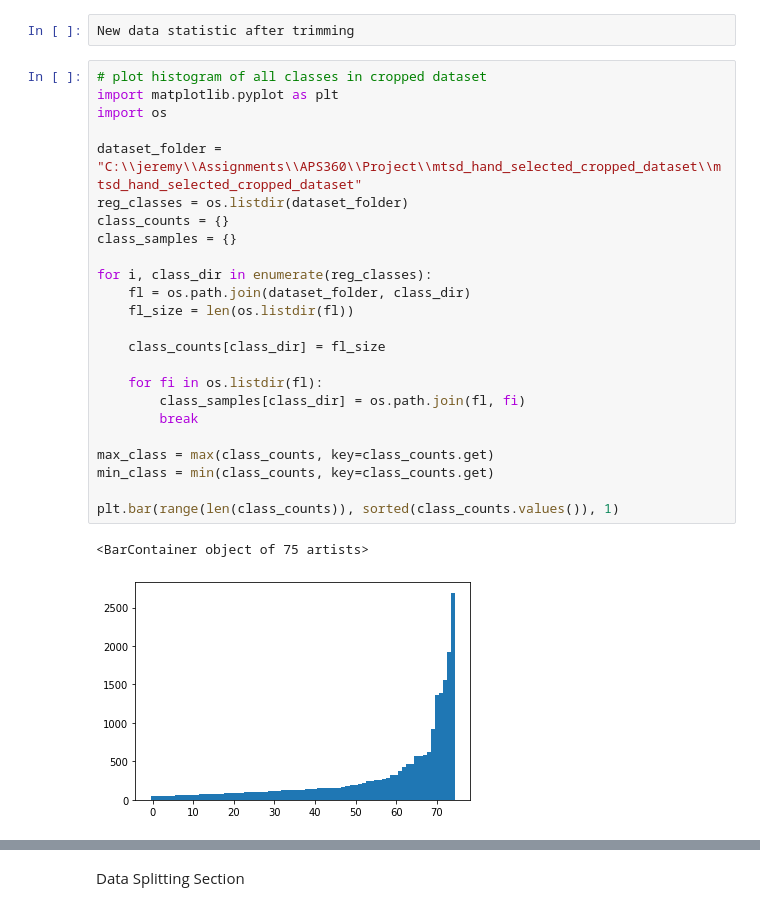
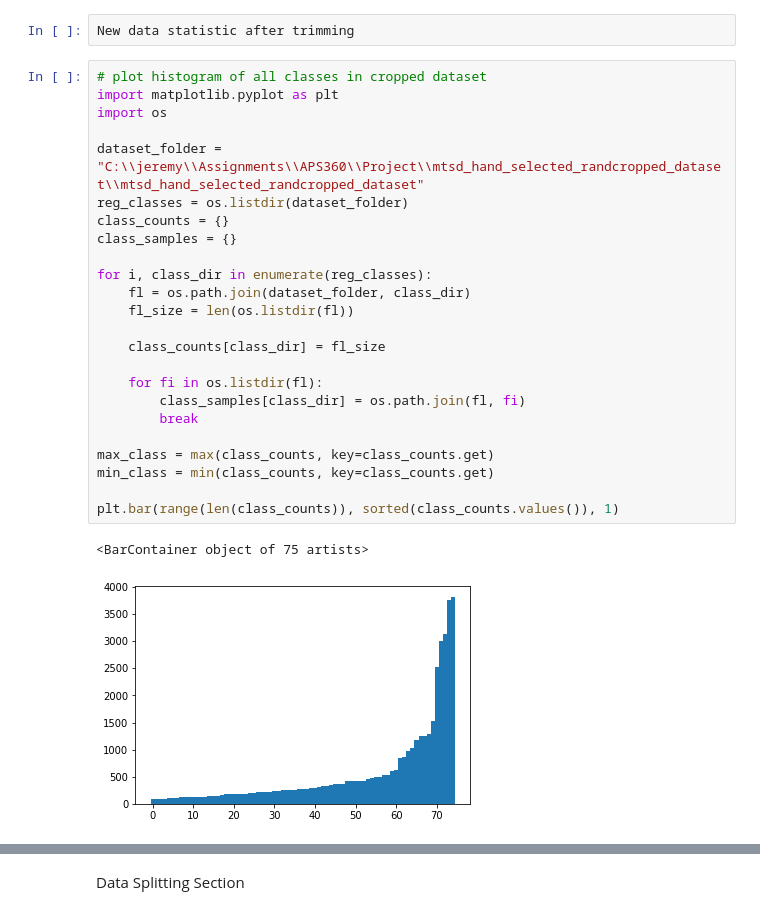
Before and after one commit to carsonljc/APS360-Project, a Jupyter notebook: Data_processing.ipynb, the cells around one changed output, grey strips where cells are left out. Drawn from its saved outputs; the diff is of its cells as text.

```diff
--- a/Data_processing.ipynb
+++ b/Data_processing.ipynb
@@ -29,30 +34,30 @@ New data statistic after trimming
 # %%
 # plot histogram of all classes in cropped dataset
 import matplotlib.pyplot as plt
 import os
 
-dataset_folder = "C:\\jeremy\\Assignments\\APS360\\Project\\mtsd_hand_selected_cropped_dataset\\mtsd_hand_selected_cropped_dataset"
+dataset_folder = "C:\\jeremy\\Assignments\\APS360\\Project\\mtsd_hand_selected_randcropped_dataset\\mtsd_hand_selected_randcropped_dataset"
 reg_classes = os.listdir(dataset_folder)
 class_counts = {}
 class_samples = {}
 
 for i, class_dir in enumerate(reg_classes):
     fl = os.path.join(dataset_folder, class_dir)
     fl_size = len(os.listdir(fl))
 
     class_counts[class_dir] = fl_size
 
     for fi in os.listdir(fl):
         class_samples[class_dir] = os.path.join(fl, fi)
         break
 
 max_class = max(class_counts, key=class_counts.get)
 min_class = min(class_counts, key=class_counts.get)
 
 plt.bar(range(len(class_counts)), sorted(class_counts.values()), 1)
 # %% [output]
 <BarContainer object of 75 artists>
-[figure, old version]
+[figure, new version]
 # %%
 print("Highest count class is: {} with {} items".format(max_class, class_counts[max_class]))
 plt.imshow(plt.imread(class_samples[max_class]))
```
Also changed, not shown: parts of 7 cells of this notebook.
